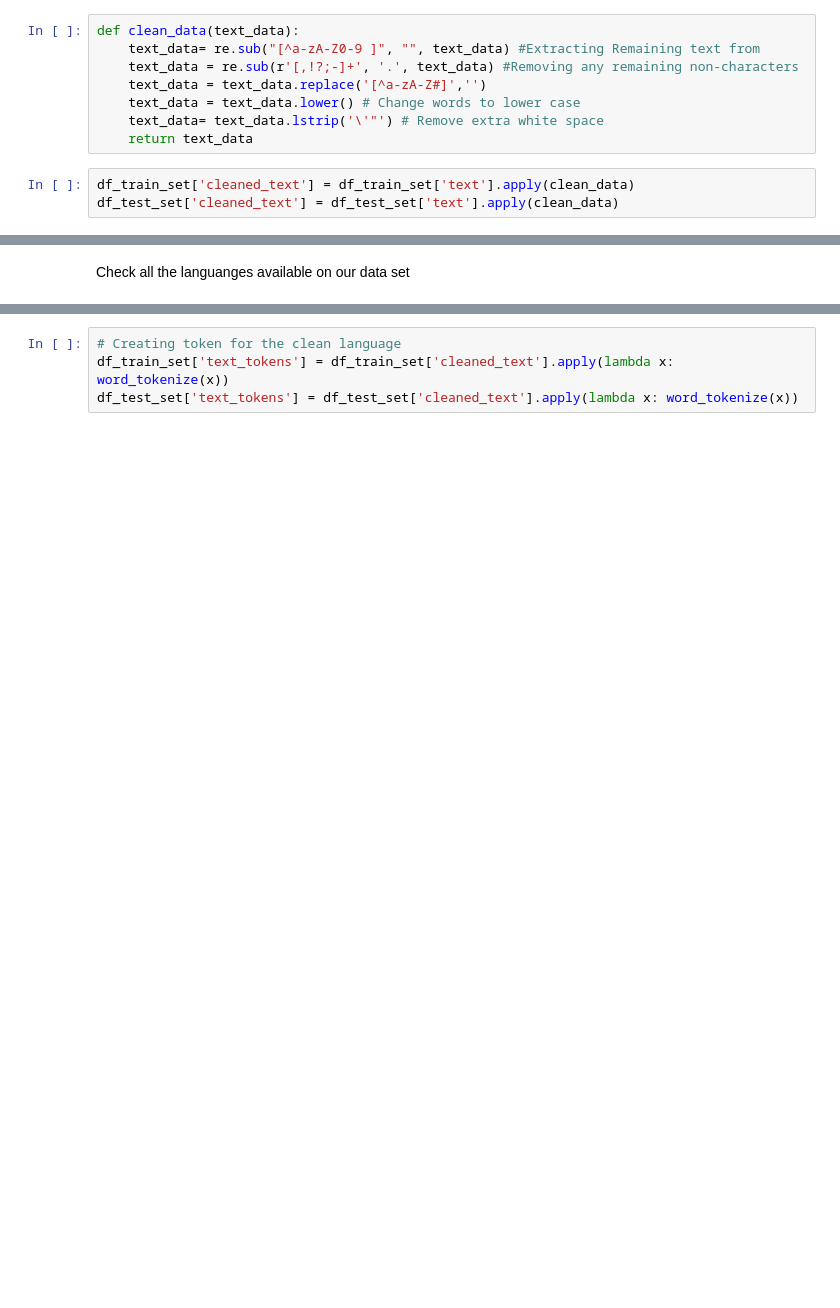
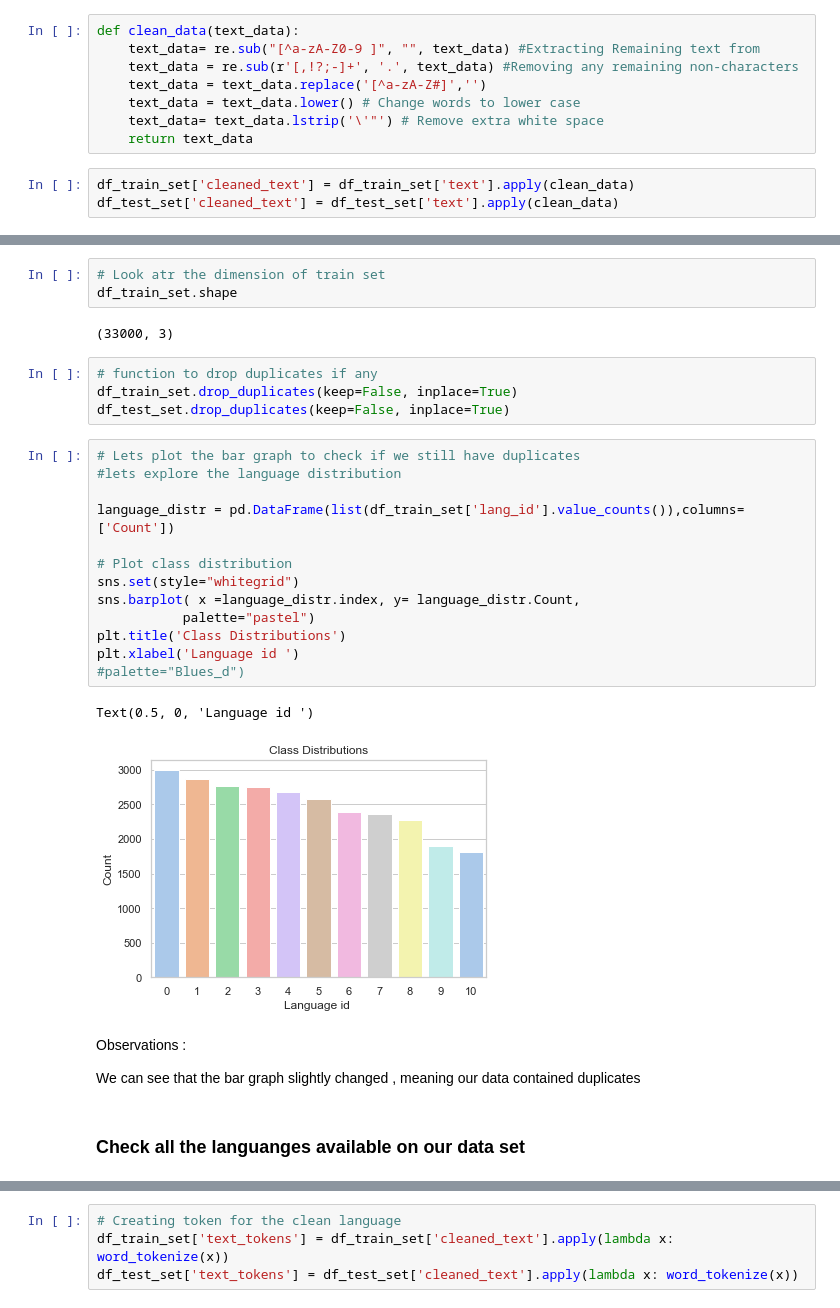
Before and after one commit to kusanele/South_African_language_Classification, a Jupyter notebook: notebook.ipynb, the cells around one changed output, grey strips where cells are left out. Saved outputs shown, nothing was run; the diff lists cells and outputs as text; blank space fills up the shorter version.

```diff
--- a/notebook.ipynb
+++ b/notebook.ipynb
@@ -101,5 +203,34 @@ df_test_set.head(20)
+# %%
+# Look atr the dimension of train set
+df_train_set.shape
+# %% [output]
+(33000, 3)
+# %%
+# function to drop duplicates if any
+df_train_set.drop_duplicates(keep=False, inplace=True)
+df_test_set.drop_duplicates(keep=False, inplace=True)
+# %%
+# Lets plot the bar graph to check if we still have duplicates
+#lets explore the language distribution
+
+language_distr = pd.DataFrame(list(df_train_set['lang_id'].value_counts()),columns=['Count'])
+
+# Plot class distribution
+sns.set(style="whitegrid")
+sns.barplot( x =language_distr.index, y= language_distr.Count,
+           palette="pastel")
+plt.title('Class Distributions')
+plt.xlabel('Language id ')
+#palette="Blues_d")
+# %% [output]
+Text(0.5, 0, 'Language id ')
+[figure, added]
+# %% [markdown]
+Observations :
+
+We can see that the bar graph slightly changed , meaning our data contained duplicates
 # %% [markdown]
-Check all the languanges available on our data set
+### Check all the languanges available on our data set
 # %%
 languages = list(df_train_set.lang_id.unique())
 print(languages)
```
Also changed, not shown: parts of 62 cells of this notebook, 2 other files.
